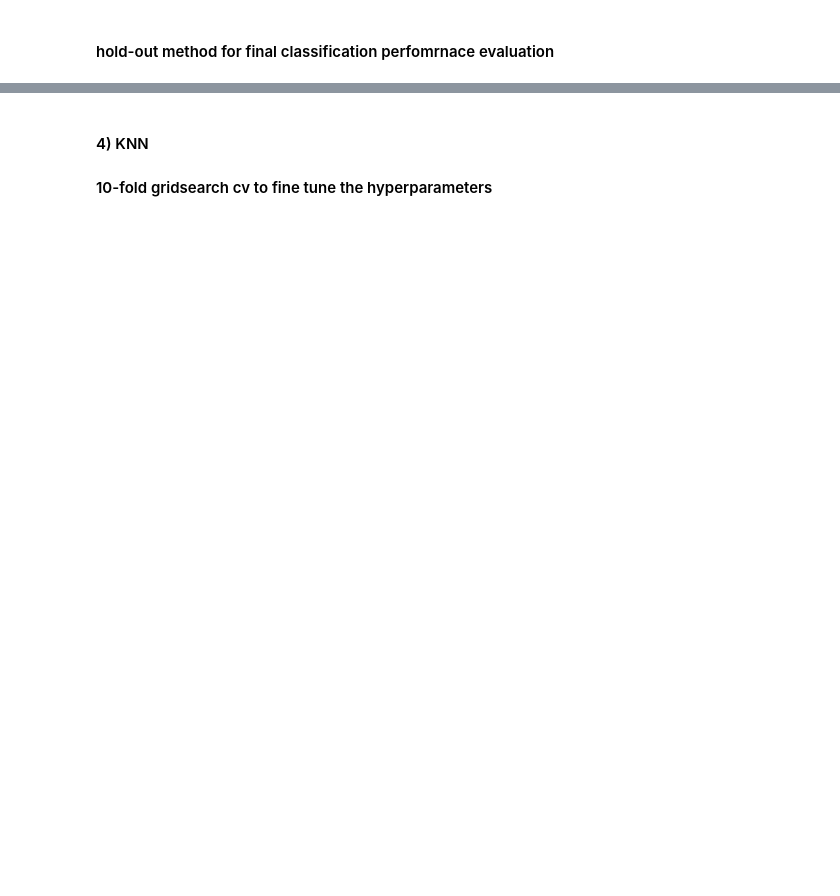
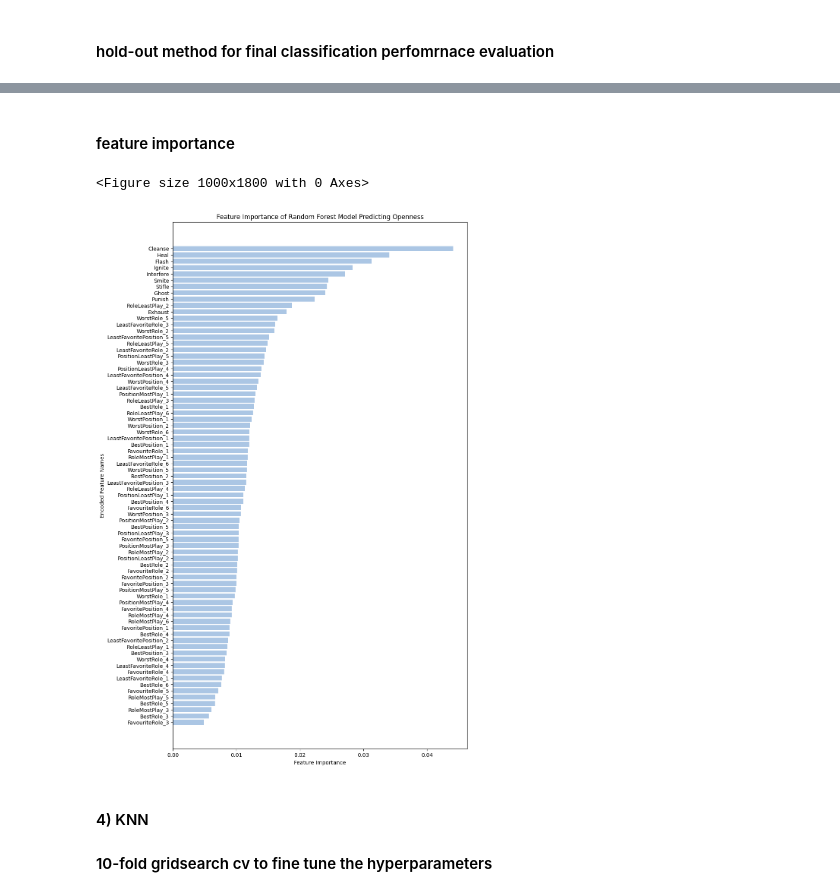
Before and after one commit to Kilig1210/MOBA-game, a Jupyter notebook: final analysis (feature importance).ipynb, the cells around one changed output, grey strips where cells are left out. Drawn from its saved outputs; the diff is of its cells as text; code cells hidden in the pictures; blank space fills up the shorter version.

```diff
--- a/final analysis (feature importance).ipynb
+++ b/final analysis (feature importance).ipynb
@@ -931,3 +973,31 @@ weighted avg       0.67      0.67      0.67       265
+# %% [markdown]
+#### feature importance
+# %%
+
+feature_importance = best_rf3.named_steps['randomforestclassifier'].feature_importances_
+
+
+feature_importance_df = pd.DataFrame({
+    'Feature': X_train3.columns,
+    'Importance': feature_importance
+})
+
+feature_importance_df = feature_importance_df.sort_values(by='Importance', ascending=True)
+
+plt.figure(figsize=(10,18))
+
+
+
+
+plt.figure(figsize=(10, 18))
+plt.barh(feature_importance_df['Feature'], feature_importance_df['Importance'], color='#ABC6E4')
+plt.xlabel('Feature Importance')
+plt.ylabel('Encoded Feature Names')
+plt.title('Feature Importance of Random Forest Model Predicting Openness')
+plt.show()
+# %% [output]
+<Figure size 1000x1800 with 0 Axes>
+[figure, added]
 # %% [markdown]
 #### 4) KNN
 #### 10-fold gridsearch cv to fine tune the hyperparameters
```
Also changed, not shown: parts of 62 cells of this notebook.
